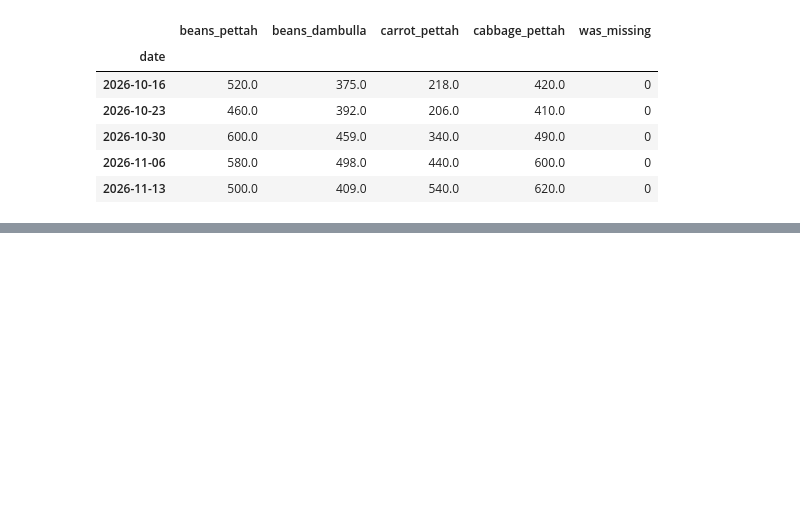
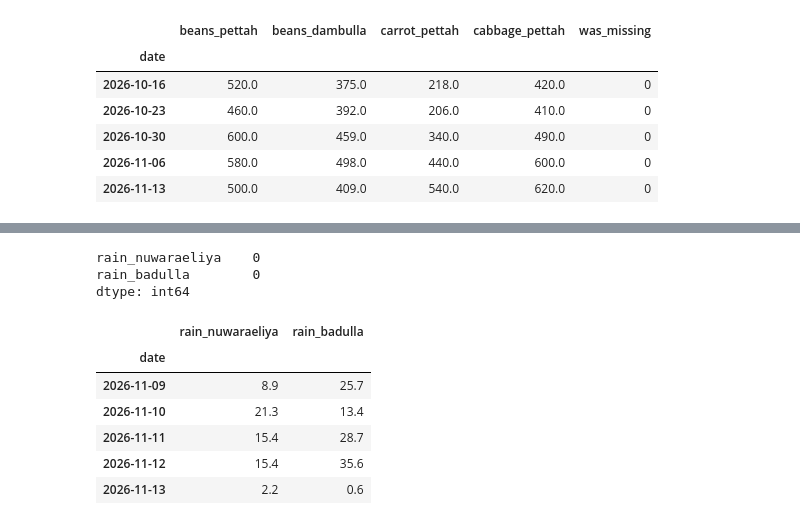
Before and after one commit to renulucshmi/pettah-beans-price-forecast, a Jupyter notebook: ensemble_assignment.ipynb, the cells around one changed output, grey strips where cells are left out. Saved outputs shown, nothing was run; the diff lists cells and outputs as text; code cells hidden in the pictures; blank space fills up the shorter version.

```diff
--- a/ensemble_assignment.ipynb
+++ b/ensemble_assignment.ipynb
@@ -118,0 +170,14 @@ weekly.tail()
+# %%
+print(rain.isna().sum())
+rain.tail()
+# %% [output]
+rain_nuwaraeliya    0
+rain_badulla        0
+dtype: int64
+|  | rain_nuwaraeliya | rain_badulla |
+| date |  |  |
+| 2026-11-09 | 8.9 | 25.7 |
+| 2026-11-10 | 21.3 | 13.4 |
+| 2026-11-11 | 15.4 | 28.7 |
+| 2026-11-12 | 15.4 | 35.6 |
+| 2026-11-13 | 2.2 | 0.6 |
```
Also changed, not shown: parts of 6 cells of this notebook, 2 other files.
